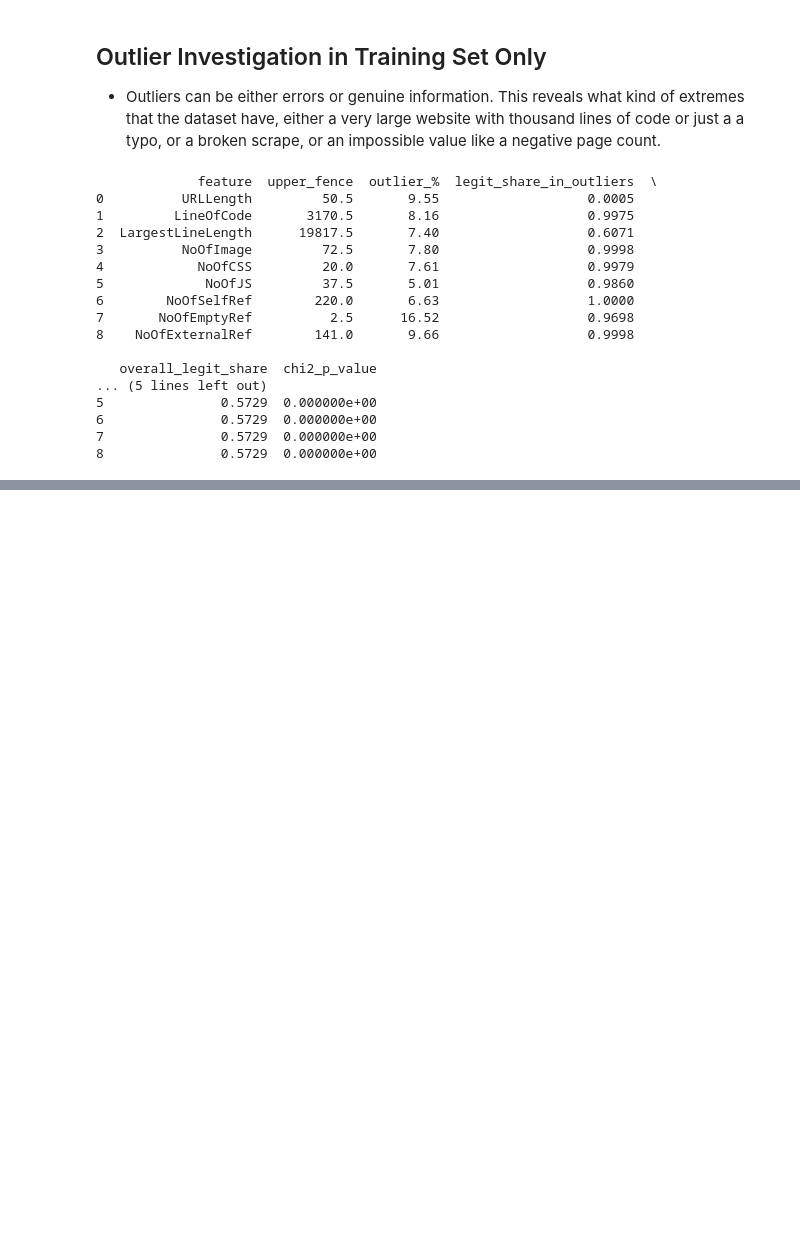
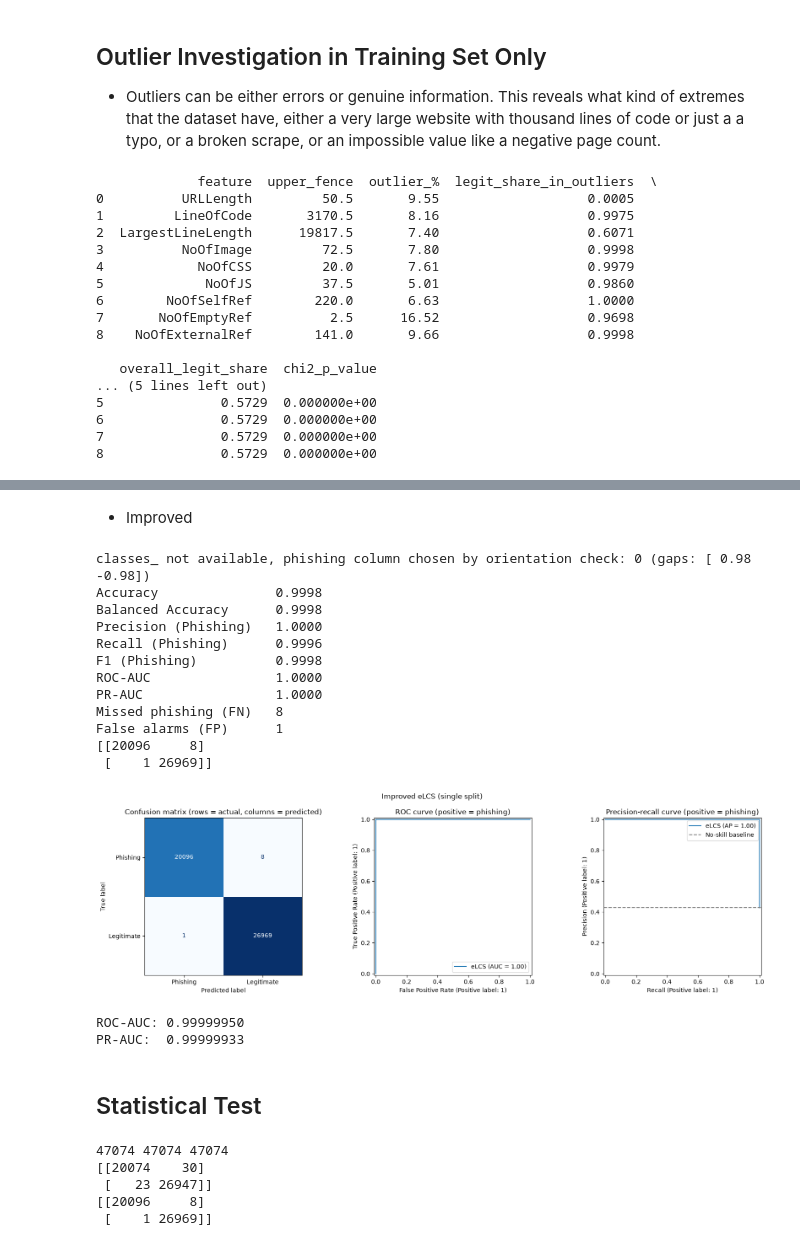
Before and after one commit to Ianieee36/Data-Engineering-and-AI-Project-Phase-1, a Jupyter notebook: Phase-II/LCS_ChristianC_23188023.ipynb, the cells around one changed output, grey strips where cells are left out. Cells and saved outputs as stored; diff of their text form; code cells hidden in the pictures; blank space fills up the shorter version.

```diff
--- a/Phase-II/LCS_ChristianC_23188023.ipynb
+++ b/Phase-II/LCS_ChristianC_23188023.ipynb
@@ -380,0 +579,23 @@ print(outlier_summary)
+# %%
+from sklearn.feature_selection import mutual_info_classif
+
+feature_order = X_train_pr.columns.tolist()
+discrete_mask = [X_train_pr[c].nunique() <= 2 for c in feature_order]
+
+# MI on the training set only, with binary features flagged as discrete
+mi = pd.Series(
+    mutual_info_classif(X_train_pr, y_train, discrete_features=discrete_mask, random_state=42),
+    index=feature_order,
+).sort_values(ascending=False)
+
+mi_threshold = 0.05     # decide this from the ranking, before any test results
+selected = [c for c in feature_order if mi[c] >= mi_threshold]   # keeps the original column order
+
+print(f"{len(selected)} features kept, {len(feature_order) - len(selected)} dropped")
+print("Dropped:", [c for c in feature_order if c not in selected])
+
+X_train_sel = X_train_pr[selected]
+X_test_sel  = X_test_pr[selected]
+
+print(f"X_train selected feature: {X_train_sel.shape}")
+print(f"X_test selected feature: {X_test_sel.shape}")
@@ -380,0 +1114,45 @@ print(outlier_summary)
+# %% [markdown]
+- Improved
+# %%
+import os, time
+os.makedirs("results", exist_ok=True)
+
+y_train_np = y_train.to_numpy(dtype=int)
+y_test_np  = y_test.to_numpy(dtype=int)
+
+model = eLCS(learning_iterations=40000, random_state=42)
+model.fit(X_train_sel.to_numpy(dtype=float), y_train_np)
+
+X_te = X_test_sel.to_numpy(dtype=float)
+pred  = model.predict(X_te)                             # hard labels, as before
+score = phishing_score(model, X_te, y_test_np)          # phishing scores for the AUCs
+
+results = evaluate(y_test_np, pred, score)
+for k, v in results.items():
+    print(f"{k:22s} {v:.4f}" if isinstance(v, float) else f"{k:22s} {v}")
+print(confusion_matrix(y_test_np, pred, labels=[0, 1]))
+
+plot_diagnostics(y_test_np, pred, score, "Improved eLCS (single split)", "results/single_split_diagnostics.png")
+# %% [output]
+classes_ not available, phishing column chosen by orientation check: 0 (gaps: [ 0.98 -0.98])
+Accuracy               0.9998
+Balanced Accuracy      0.9998
+Precision (Phishing)   1.0000
+Recall (Phishing)      0.9996
+F1 (Phishing)          0.9998
+ROC-AUC                1.0000
+PR-AUC                 1.0000
+Missed phishing (FN)   8
+False alarms (FP)      1
+[[20096     8]
+ [    1 26969]]
+[figure, added]
+# %%
+from sklearn.metrics import roc_auc_score, average_precision_score
+print(f"ROC-AUC: {roc_auc_score(y_test_np == 0, score):.8f}")
+print(f"PR-AUC:  {average_precision_score(y_test_np == 0, score):.8f}")
+# %% [output]
+ROC-AUC: 0.99999950
+PR-AUC:  0.99999933
+# %% [markdown]
+## Statistical Test
@@ -380,0 +1197,12 @@ print(outlier_summary)
+# %%
+from sklearn.metrics import confusion_matrix
+
+print(len(y_test_np), len(pred_all_50), len(pred))                  # all should be 47074
+print(confusion_matrix(y_test_np, pred_all_50, labels=[0, 1]))      # expect [[20074 30], [23 26947]]
+print(confusion_matrix(y_test_np, pred, labels=[0, 1]))           # expect [[20096 8], [1 26969]]
+# %% [output]
+47074 47074 47074
+[[20074    30]
+ [   23 26947]]
+[[20096     8]
+ [    1 26969]]
```
Also changed, not shown: parts of 48 cells of this notebook, 9 other files.
